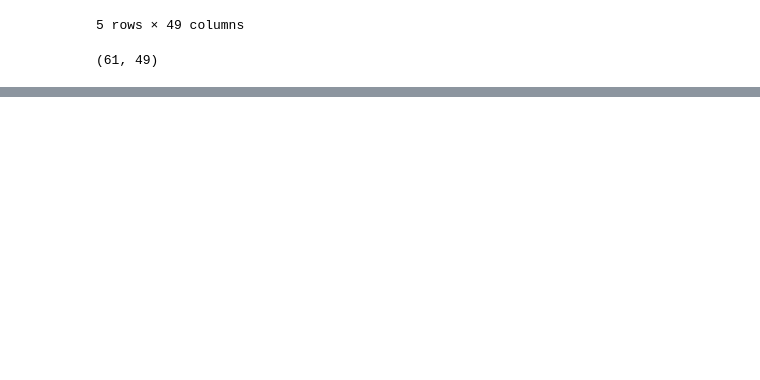
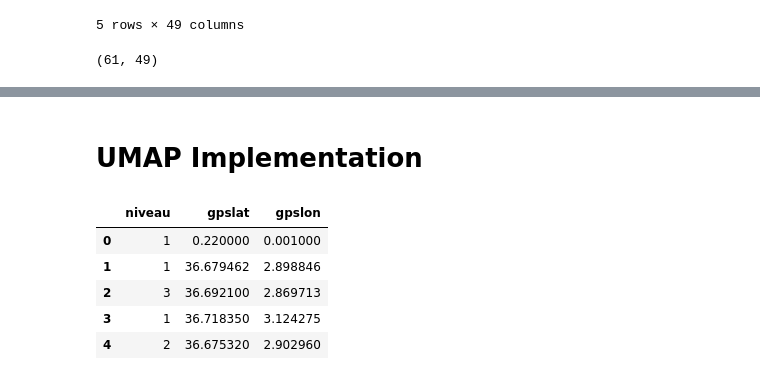
Before and after one commit to boualem06/data-visualisation, a Jupyter notebook: test.ipynb, the cells around one changed output, grey strips where cells are left out. Saved outputs shown, nothing was run; the diff lists cells and outputs as text; code cells hidden in the pictures; blank space fills up the shorter version.

```diff
--- a/test.ipynb
+++ b/test.ipynb
@@ -81,0 +109,27 @@ print(pca_result)
+# %% [markdown]
+# UMAP Implementation
+# %%
+file_path = './data2.csv'
+data = pd.read_csv(file_path, delimiter=';', encoding='ISO-8859-1')
+
+data.drop(data.columns[40], axis=1, inplace=True)
+# Remove non-numeric columns like 'titre', 'description', etc.
+numeric_data = data.drop(['titre', 'description', 'archive', 'typeform', 'catform', 'deflang', 'username', 'datecreat', 'datedeb', 'datefin',
+                          'raisonsociale', 'cliadr', 'cliville', 'enqueteur', 'daterepon', 'uidrpnd', 'adresse', 'annï¿½ï¿½', 'wilaya', 'sexe',
+                          'sitfam', 'sitprof', 'nivetude', 'profession', 'isparrain', 'isanonyme', 'emploie', 'csp', 'gpslatrepon', 'gpslonrepon',
+                          'Present sur RS', 'RS utilise', 'Raisons Utilisation RS', 'Suivre Les Marques', 'Marque Doit etre sur RS',
+                          'Top Of Mind Marque', 'Top Of Mind Marque DZ', 'Connaissance Marque Condor',
+                          'Origirne de Notorite', 'Suivre Condor sur RS', 'Presence Condor sur RS', 'Decouverte Produit Condor sur RS',
+                          'Quel Produit decouvert sur RS', 'Participation Condor Pour la marque', 'Proposition Ecrites'], axis=1)
+
+
+# Handle missing values if needed
+numeric_data.fillna(0, inplace=True)
+numeric_data.head()
+# %% [output]
+|  | niveau | gpslat | gpslon |
+| 0 | 1 | 0.220000 | 0.001000 |
+| 1 | 1 | 36.679462 | 2.898846 |
+| 2 | 3 | 36.692100 | 2.869713 |
+| 3 | 1 | 36.718350 | 3.124275 |
+| 4 | 2 | 36.675320 | 2.902960 |
```
Also changed, not shown: parts of 5 cells of this notebook.
